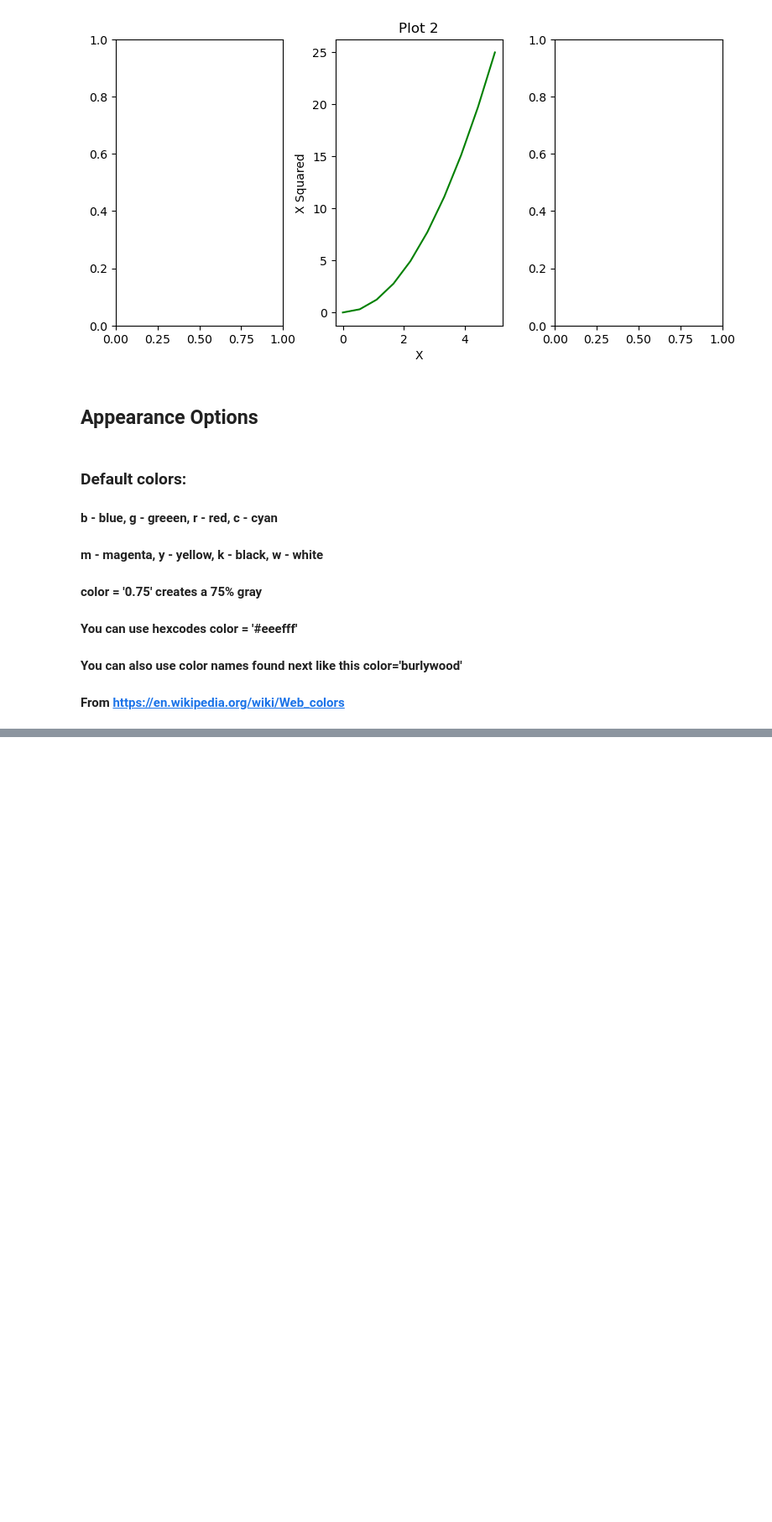
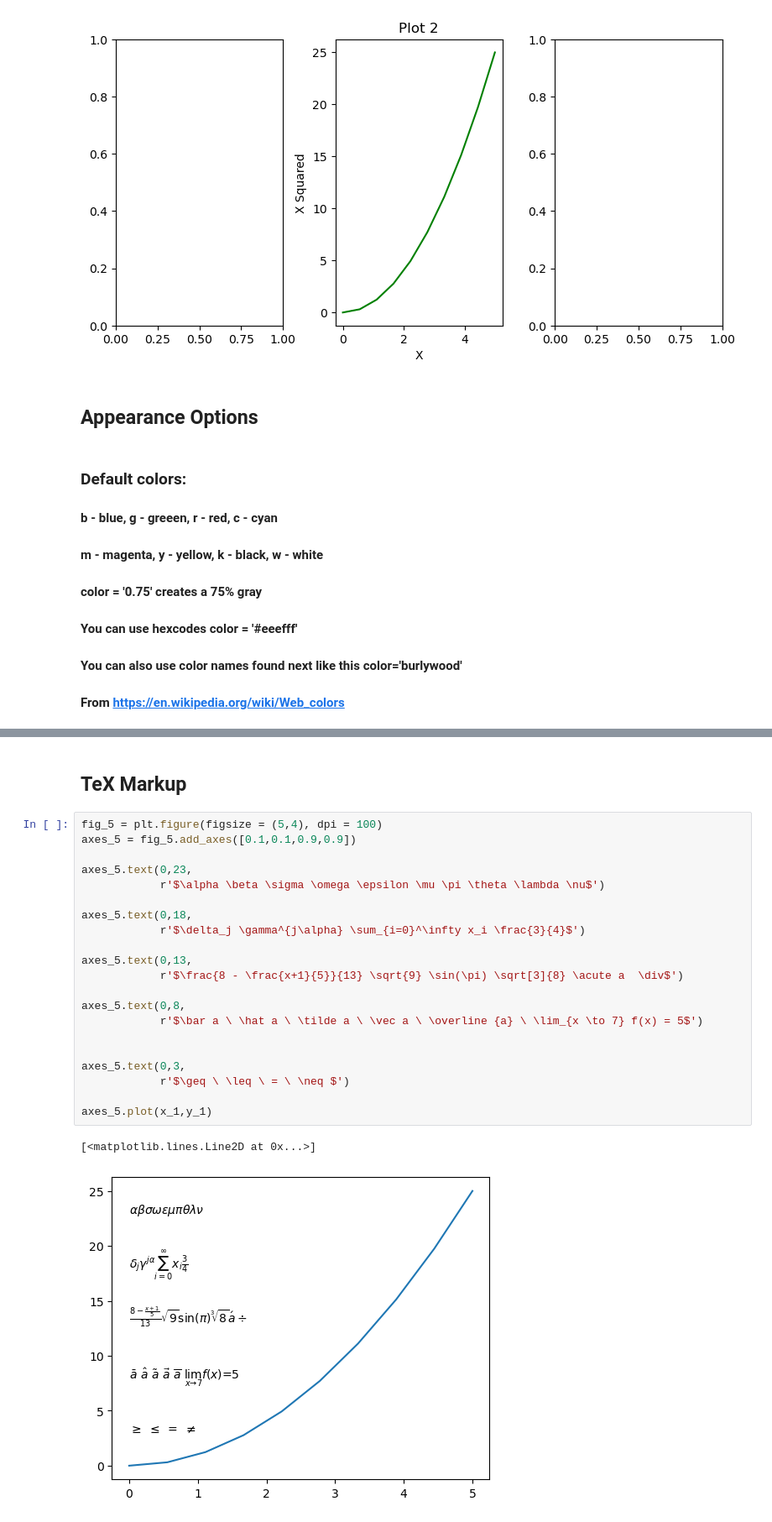
Before and after one commit to kuvalda11/lib_learn, a Jupyter notebook: study/Matplotlib.ipynb, the cells around one changed output, grey strips where cells are left out. Shown at 84% size. Saved outputs shown, nothing was run; the diff lists cells and outputs as text; blank space fills up the shorter version.

Commit message:
Matplotlib

```diff
--- a/study/Matplotlib.ipynb
+++ b/study/Matplotlib.ipynb
@@ -97,0 +135,26 @@ axes_3.set_facecolor('#EB3B92')
+# %% [markdown]
+## **TeX Markup**
+# %%
+fig_5 = plt.figure(figsize = (5,4), dpi = 100)
+axes_5 = fig_5.add_axes([0.1,0.1,0.9,0.9])
+
+axes_5.text(0,23,
+            r'$\alpha \beta \sigma \omega \epsilon \mu \pi \theta \lambda \nu$')
+
+axes_5.text(0,18,
+            r'$\delta_j \gamma^{j\alpha} \sum_{i=0}^\infty x_i \frac{3}{4}$')
+
+axes_5.text(0,13,
+            r'$\frac{8 - \frac{x+1}{5}}{13} \sqrt{9} \sin(\pi) \sqrt[3]{8} \acute a  \div$')
+
+axes_5.text(0,8,
+            r'$\bar a \ \hat a \ \tilde a \ \vec a \ \overline {a} \ \lim_{x \to 7} f(x) = 5$')
+
+
+axes_5.text(0,3,
+            r'$\geq \ \leq \ = \ \neq $')
+
+axes_5.plot(x_1,y_1)
+# %% [output]
+[<matplotlib.lines.Line2D at 0x...>]
+[figure, added]
```
Also changed, not shown: parts of 27 cells of this notebook, 4 other files.
